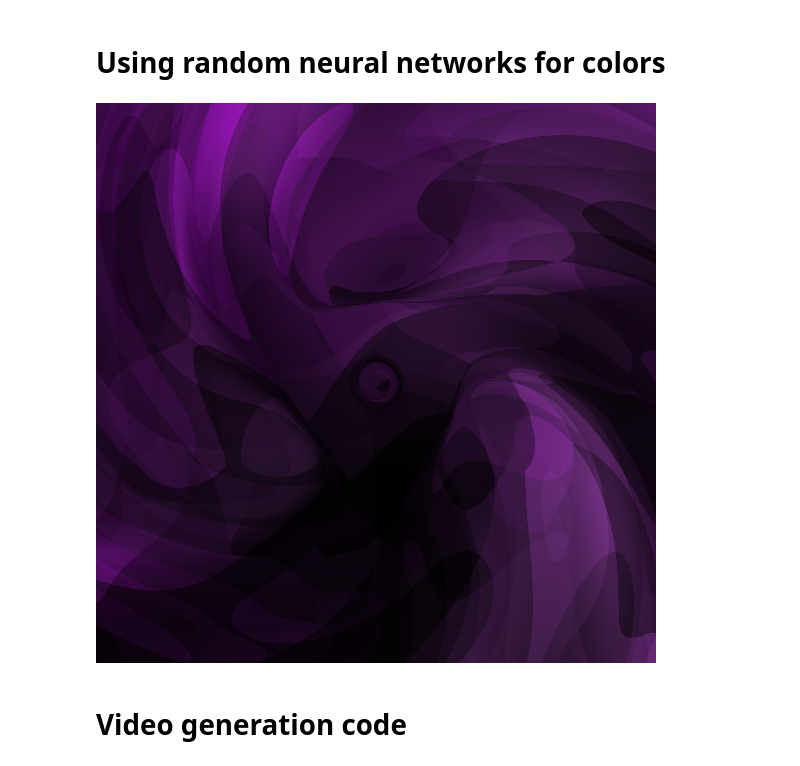
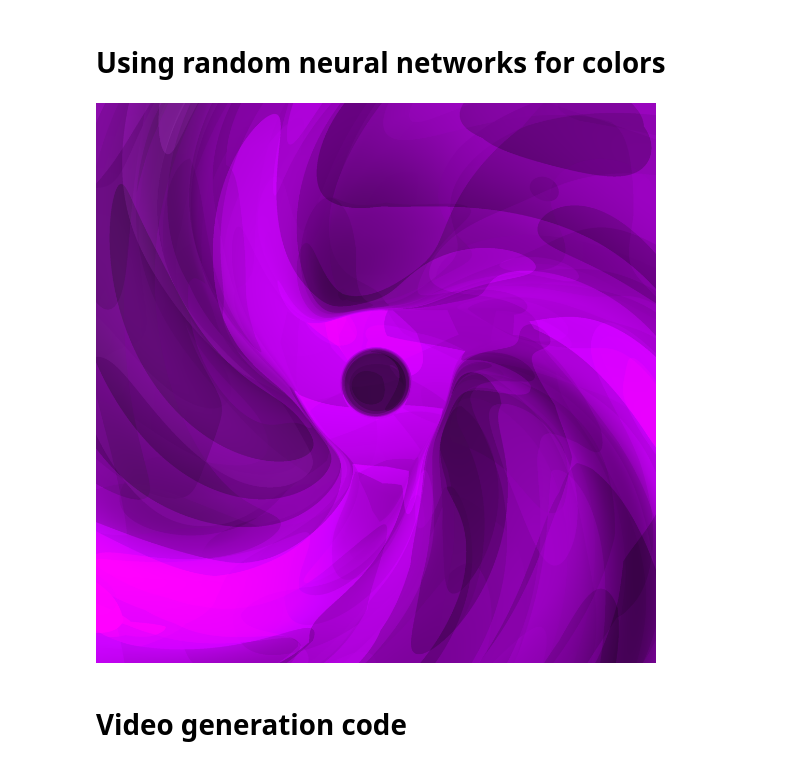
Before and after one commit to Nikita-Gz/ArGen2, a Jupyter notebook: ArGen2.ipynb, the cells around one changed output. Cells and saved outputs as stored; diff of their text form; code cells hidden in the pictures.

```diff
--- a/ArGen2.ipynb
+++ b/ArGen2.ipynb
@@ -33,6 +39,9 @@ import matplotlib.pyplot as plt
 from PIL import Image
 
 def matrix_to_image(matrix, min_val=-1, max_val=1, resolution=(256, 256)) -> Image:
+    """ Converts a [X, Y, 1-3] matrix into a PIL Image. Assumes that the minimal
+    and maximal values that can be present in the matrix are specified in
+    min_val and max_val respectively """
     normalized_matrix = np.clip(matrix, min_val, max_val)
     normalized_matrix = (normalized_matrix - min_val) / (max_val - min_val)
 
@@ -94,10 +101,10 @@ def generate_asterisk_pattern(
         ray_falloff=0.5,
         center_width=0.2,
         center_outer_ring_falloff=100,
-        center_inner_ring_falloff=500):
+        center_inner_ring_falloff=500) -> np.array:
     """Creates an effect i am experimenting on currently, which resemples the "*"
     sign, with rays stratching from the centre. Except the centre is actually
-    a ring"""
+    a hollow ring"""
     initial_distances = np.linalg.norm(coordinate_plane - center, axis=-1, keepdims=True)
 
     # "stretches" the coordinate plane to create a ring around the centre, filling it with NaN instead
@@ -111,23 +118,21 @@ def generate_asterisk_pattern(
 
     asterisk_pattern = np.zeros_like(altered_distance_to_center)
     angle = np.arctan2(y_coords - center[1], x_coords - center[0])
-
-    # Creates rays based on angle
-    for i in range(num_rays):
-        ray_angle = i * 2 * np.pi / num_rays
+    for ray_i in range(num_rays):
+        ray_angle = ray_i * 2 * np.pi / num_rays
         angle_diff = np.abs(angle - ray_angle)
 
-        # Ensures the angle difference is between 0 and pi
+        # Clamps the angles
         angle_diff = np.minimum(angle_diff, 2*np.pi - angle_diff)
 
-        # Applies intensity based on angle difference
+        # Applies intensity based on angle difference from the ray
         asterisk_pattern += np.exp(-angle_diff**2 / (2 * ray_width**2)) / (1 + (altered_distance_to_center**2) * ray_falloff)
 
-    # fills the outer part of the central ring
+    # Fills the outer part of the central ring
     center_outer_ring = (1 / altered_distance_to_center**2) / center_outer_ring_falloff
     asterisk_pattern += center_outer_ring
 
-    # fills the inner part of the central ring
+    # Fills the inner part of the central ring
     center_inner_ring = np.where(
         initial_distances[:, :, 0] < center_width,
         (1 / (center_width - initial_distances[:, :, 0])**2) / (center_inner_ring_falloff),
@@ -167,6 +174,8 @@ class SplitActivation(keras.layers.Layer):
     Custom keras layer that the splits last dimension and passes it through
     different activation functions. The layer is split equally if possible,
     unless split_config is specified
+
+    This code is from 2020. Please do not judge
     '''
 
     def __init__(self, activations, split_config=None, split_dim=-1, **kwargs):
@@ -231,14 +240,19 @@ from matplotlib.colors import hsv_to_rgb
 def postprocessing_effect(colors: np.array) -> np.array:
     """
     Creates an interesting purple effect with sharp contours.
-    "colors" is an HSV (..., 3) array.
+    "colors" is an HSV [..., 3] array.
     """
 
     original_colors_matrix = np.copy(colors)
 
+    # this forces the purple color
     colors[..., 0] = 0.8
+
+    # this ensures that the saturation is at least a half
     colors[..., 1] = 0.5 + original_colors_matrix[..., 1] * 0.5
-    colors[..., 2] = original_colors_matrix[..., 2] **3 + original_colors_matrix[..., 0] **3
+
+    # this makes the brightness be sharper and more erratic
+    colors[..., 2] = original_colors_matrix[..., 2] **2 + original_colors_matrix[..., 0] **2
 
     return hsv_to_rgb(colors)
 # %%
@@ -268,8 +282,8 @@ def generate_input_matrix(
         oscilator_progress: float,
         oscilator_scale: float) -> np.array:
     """
-    Creates an effect based on the coordinate plane and the asterisk pattern
-    rotating at different periods.
+    Creates an effect based on theb ase coordinate plane and the asterisk pattern
+    rotating at different phases.
     Also adds two oscilating image-wide values
     """
     image_coordinates_plane = rotate_around_center(
@@ -286,38 +300,39 @@ def generate_input_matrix(
         num_rays=3,
         ray_width=0.5,
         ray_falloff=0.001,
         center_width=2,
-        center_inner_ring_falloff=1,
-        center_outer_ring_falloff=2)
+        center_inner_ring_falloff=2,
+        center_outer_ring_falloff=4)
 
     # makes the effect more sharp and noticeable
     asterisk_pattern = (np.clip(asterisk_pattern, 0, 1) ** 3) * 10
 
     # display(matrix_to_image(asterisk_pattern, min_val=0, max_val=1))
 
     ones = np.ones_like(asterisk_pattern)
     oscilator1 = np.sin(oscilator_progress) * oscilator_scale * ones
     oscilator2 = np.cos(oscilator_progress) * oscilator_scale * ones
 
     input_matrix = np.concatenate([
         image_coordinates_plane,
         asterisk_pattern,
         oscilator1,
         oscilator2], axis=-1)
     input_matrix = input_matrix[np.newaxis, ...]
     return input_matrix
 
 input_matrix = generate_input_matrix(
-    resolution=(1080, 1080),
+    resolution=(2160, 2160),
     coordinates_scale=10,
     asterisk_rotation=20,
     coordinates_rotation=20,
     oscilator_progress=0,
     oscilator_scale=2)
 staircase = (staircase_generator(input_matrix).numpy()[0] + 1) / 2
-matrix_to_image(postprocessing_effect(staircase), min_val=0, max_val=1)
+img = matrix_to_image(postprocessing_effect(staircase), min_val=0, max_val=1)
+img.resize((1080, 1080), resample=Image.BICUBIC)
 # %% [output]
-[figure, old version]
+[figure, new version]
 # %% [markdown]
 # Video generation code
 # %%
```
Also changed, not shown: parts of 7 cells of this notebook.
